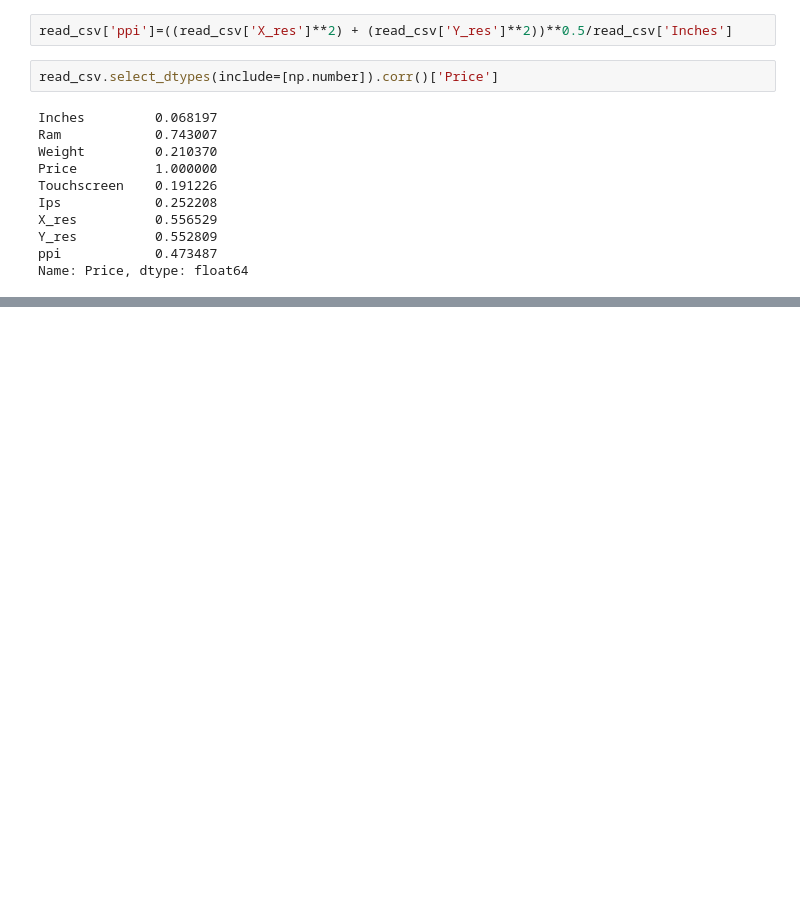
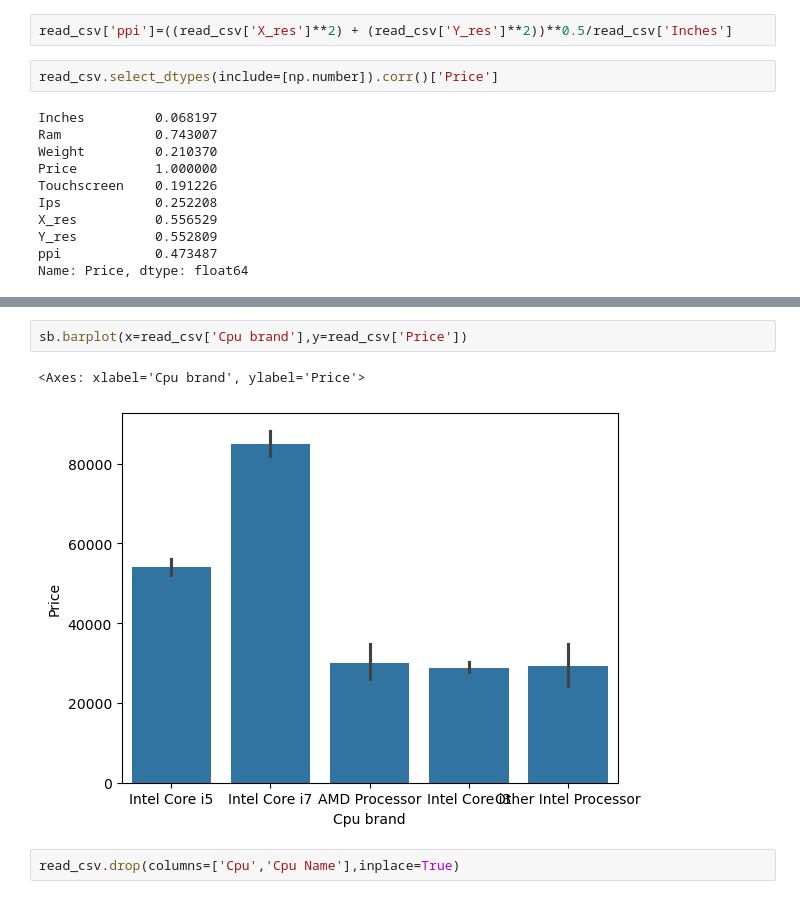
Before and after one commit to vanix056/Laptop_Price_predictor, a Jupyter notebook: Laptop_price_predictor.ipynb, the cells around one changed output, grey strips where cells are left out. Drawn from its saved outputs; the diff is of its cells as text; blank space fills up the shorter version.

```diff
--- a/Laptop_price_predictor.ipynb
+++ b/Laptop_price_predictor.ipynb
@@ -301,0 +354,7 @@ read_csv.head()
+# %%
+sb.barplot(x=read_csv['Cpu brand'],y=read_csv['Price'])
+# %% [output]
+<Axes: xlabel='Cpu brand', ylabel='Price'>
+[figure, added]
+# %%
+read_csv.drop(columns=['Cpu','Cpu Name'],inplace=True)
```
Also changed, not shown: parts of 8 cells of this notebook.
